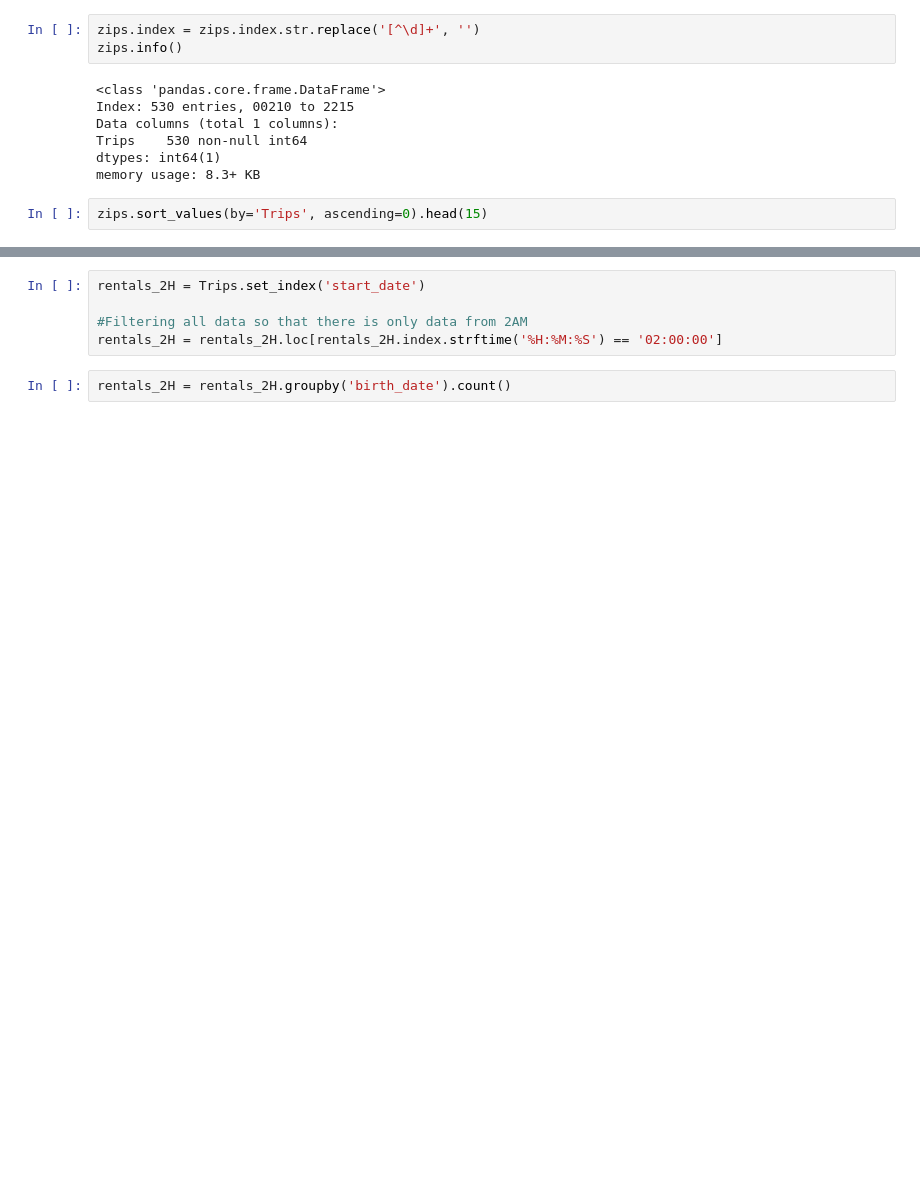
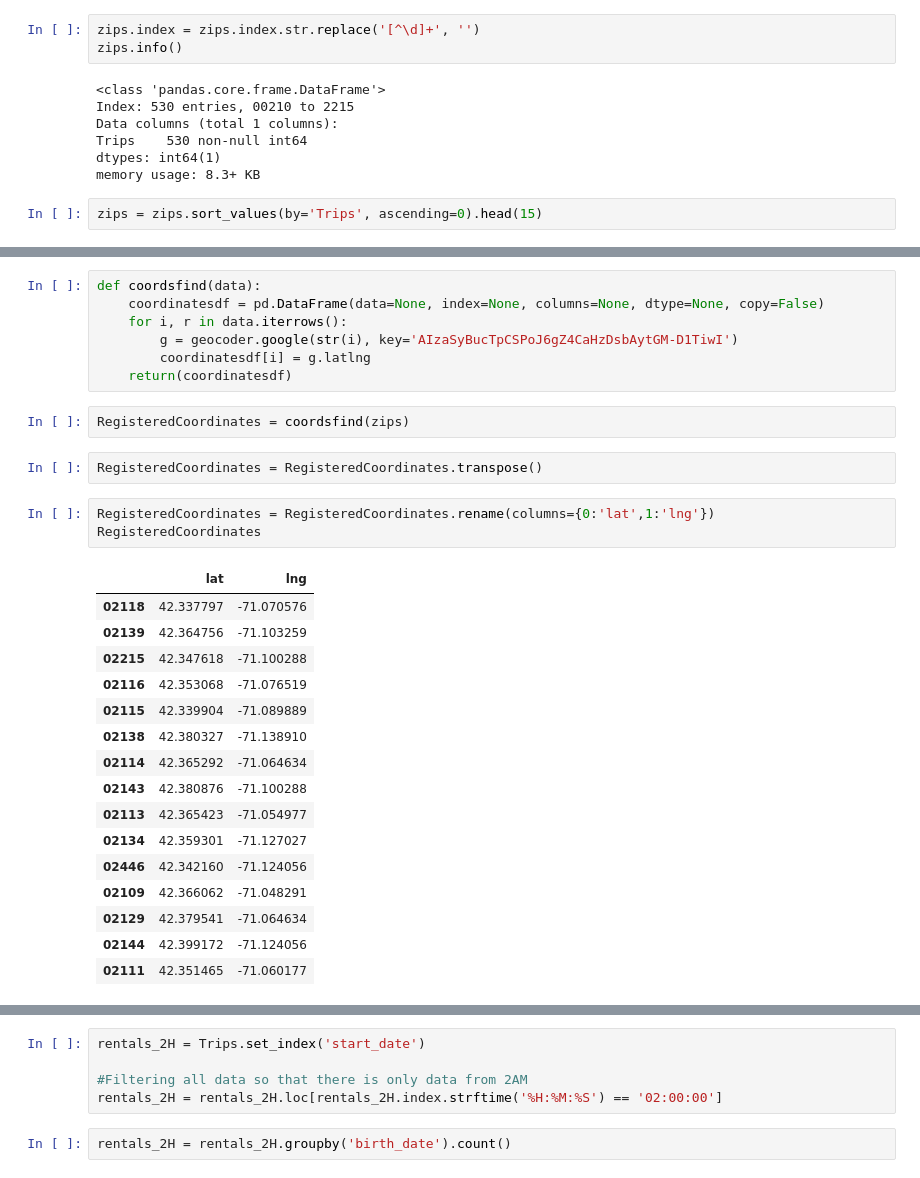
Before and after one commit to jisanos/Hubway-Data-Visualization-Challenge, a Jupyter notebook: Exam_Script.ipynb, the cells around one changed output, grey strips where cells are left out. Drawn from its saved outputs; the diff is of its cells as text; blank space fills up the shorter version.

Commit message:
Created a map of the stations with pints using folium, found the coordinates of registered users zip codes with a generated google API key and geocoder. Finally, made a map with those coordinates

```diff
--- a/Exam_Script.ipynb
+++ b/Exam_Script.ipynb
@@ -708,4 +731,4 @@ Trips    530 non-null int64
 dtypes: int64(1)
 memory usage: 8.3+ KB
 # %%
-zips.sort_values(by='Trips', ascending=0).head(15)
+zips = zips.sort_values(by='Trips', ascending=0).head(15)
@@ -733,0 +745,31 @@ array(['Boston', 'Cambridge', 'Brookline', 'Somerville'], dtype=object)
+# %%
+def coordsfind(data):
+    coordinatesdf = pd.DataFrame(data=None, index=None, columns=None, dtype=None, copy=False)
+    for i, r in data.iterrows():
+        g = geocoder.google(str(i), key='AIzaSyBucTpCSPoJ6gZ4CaHzDsbAytGM-D1TiwI')
+        coordinatesdf[i] = g.latlng
+    return(coordinatesdf)
+# %%
+RegisteredCoordinates = coordsfind(zips)
+# %%
+RegisteredCoordinates = RegisteredCoordinates.transpose()
+# %%
+RegisteredCoordinates = RegisteredCoordinates.rename(columns={0:'lat',1:'lng'})
+RegisteredCoordinates
+# %% [output]
+|  | lat | lng |
+| 02118 | 42.337797 | -71.070576 |
+| 02139 | 42.364756 | -71.103259 |
+| 02215 | 42.347618 | -71.100288 |
+| 02116 | 42.353068 | -71.076519 |
+| 02115 | 42.339904 | -71.089889 |
+| 02138 | 42.380327 | -71.138910 |
+| 02114 | 42.365292 | -71.064634 |
+| 02143 | 42.380876 | -71.100288 |
+| 02113 | 42.365423 | -71.054977 |
+| 02134 | 42.359301 | -71.127027 |
+| 02446 | 42.342160 | -71.124056 |
+| 02109 | 42.366062 | -71.048291 |
+| 02129 | 42.379541 | -71.064634 |
+| 02144 | 42.399172 | -71.124056 |
+| 02111 | 42.351465 | -71.060177 |
```
Also changed, not shown: parts of 11 cells of this notebook.
